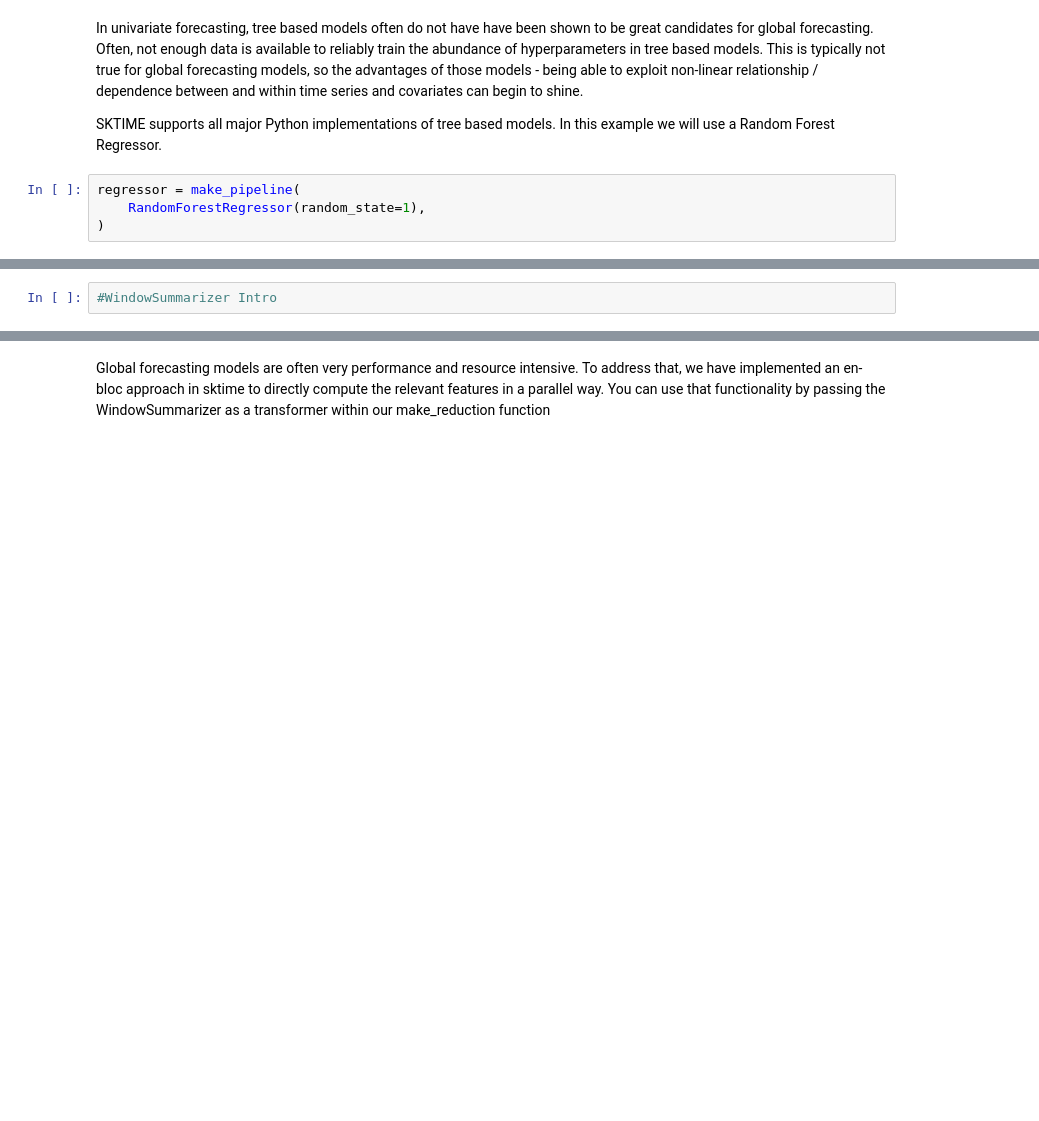
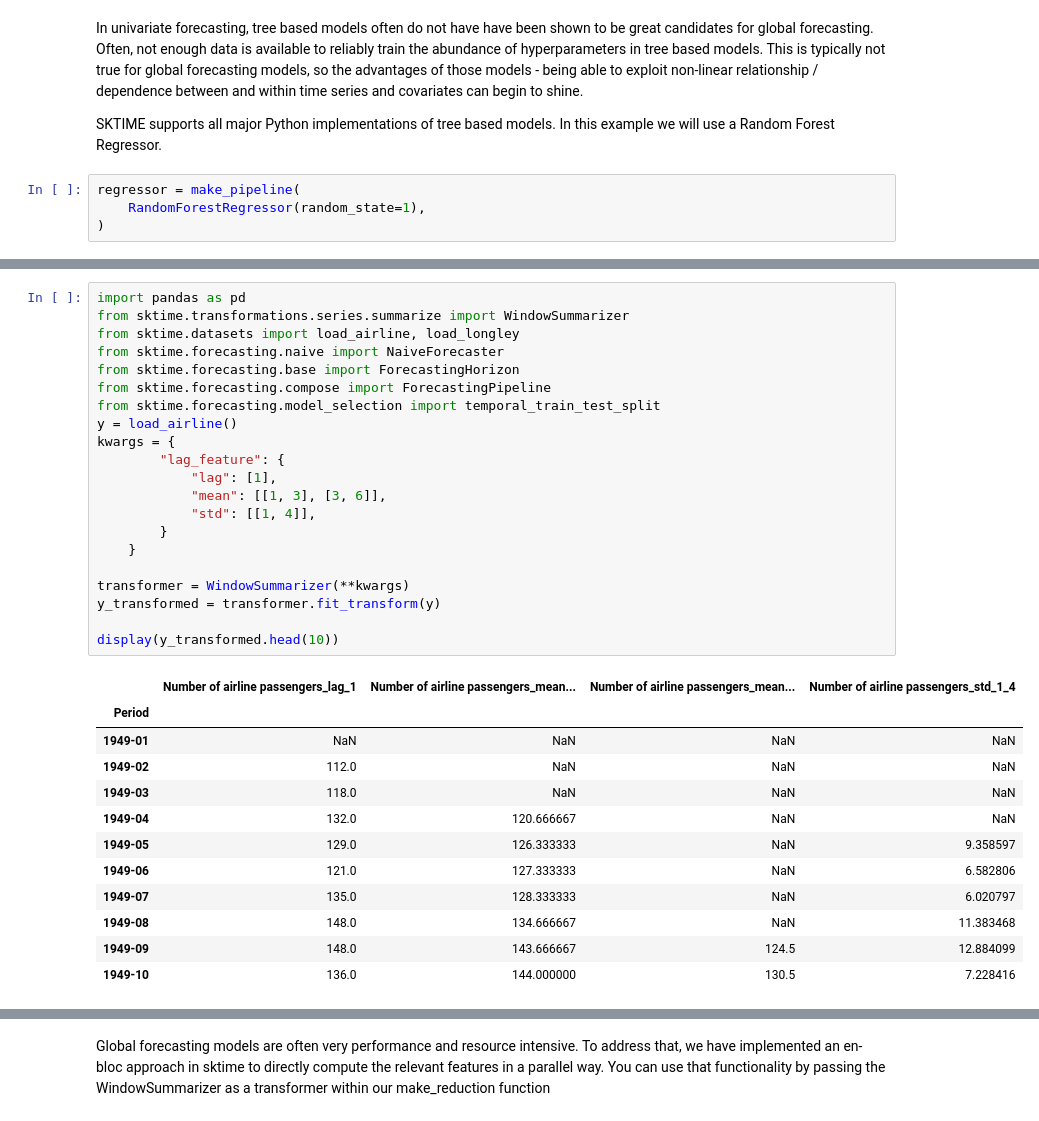
Before and after one commit to sktime/sktime-tutorial-pydata-berlin-2022, a Jupyter notebook: notebooks/hierarchy_global.ipynb, the cells around one changed output, grey strips where cells are left out. Drawn from its saved outputs; the diff is of its cells as text; blank space fills up the shorter version.

```diff
--- a/notebooks/hierarchy_global.ipynb
+++ b/notebooks/hierarchy_global.ipynb
@@ -329,2 +340,34 @@ What is the purpose of WindowSummarizer - from the docs:
-# %%
-#WindowSummarizer Intro
+# %%
+import pandas as pd
+from sktime.transformations.series.summarize import WindowSummarizer
+from sktime.datasets import load_airline, load_longley
+from sktime.forecasting.naive import NaiveForecaster
+from sktime.forecasting.base import ForecastingHorizon
+from sktime.forecasting.compose import ForecastingPipeline
+from sktime.forecasting.model_selection import temporal_train_test_split
+y = load_airline()
+kwargs = {
+        "lag_feature": {
+            "lag": [1],
+            "mean": [[1, 3], [3, 6]],
+            "std": [[1, 4]],
+        }
+    }
+
+transformer = WindowSummarizer(**kwargs)
+y_transformed = transformer.fit_transform(y)
+
+display(y_transformed.head(10))
+# %% [output]
+|  | Number of airline passengers_lag_1 | Number of airline passengers_mean... | Number of airline passengers_mean... | Number of airline passengers_std_1_4 |
+| Period |  |  |  |  |
+| 1949-01 | NaN | NaN | NaN | NaN |
+| 1949-02 | 112.0 | NaN | NaN | NaN |
+| 1949-03 | 118.0 | NaN | NaN | NaN |
+| 1949-04 | 132.0 | 120.666667 | NaN | NaN |
+| 1949-05 | 129.0 | 126.333333 | NaN | 9.358597 |
+| 1949-06 | 121.0 | 127.333333 | NaN | 6.582806 |
+| 1949-07 | 135.0 | 128.333333 | NaN | 6.020797 |
+| 1949-08 | 148.0 | 134.666667 | NaN | 11.383468 |
+| 1949-09 | 148.0 | 143.666667 | 124.5 | 12.884099 |
+| 1949-10 | 136.0 | 144.000000 | 130.5 | 7.228416 |
```
Also changed, not shown: parts of 11 cells of this notebook, 2 other files.
